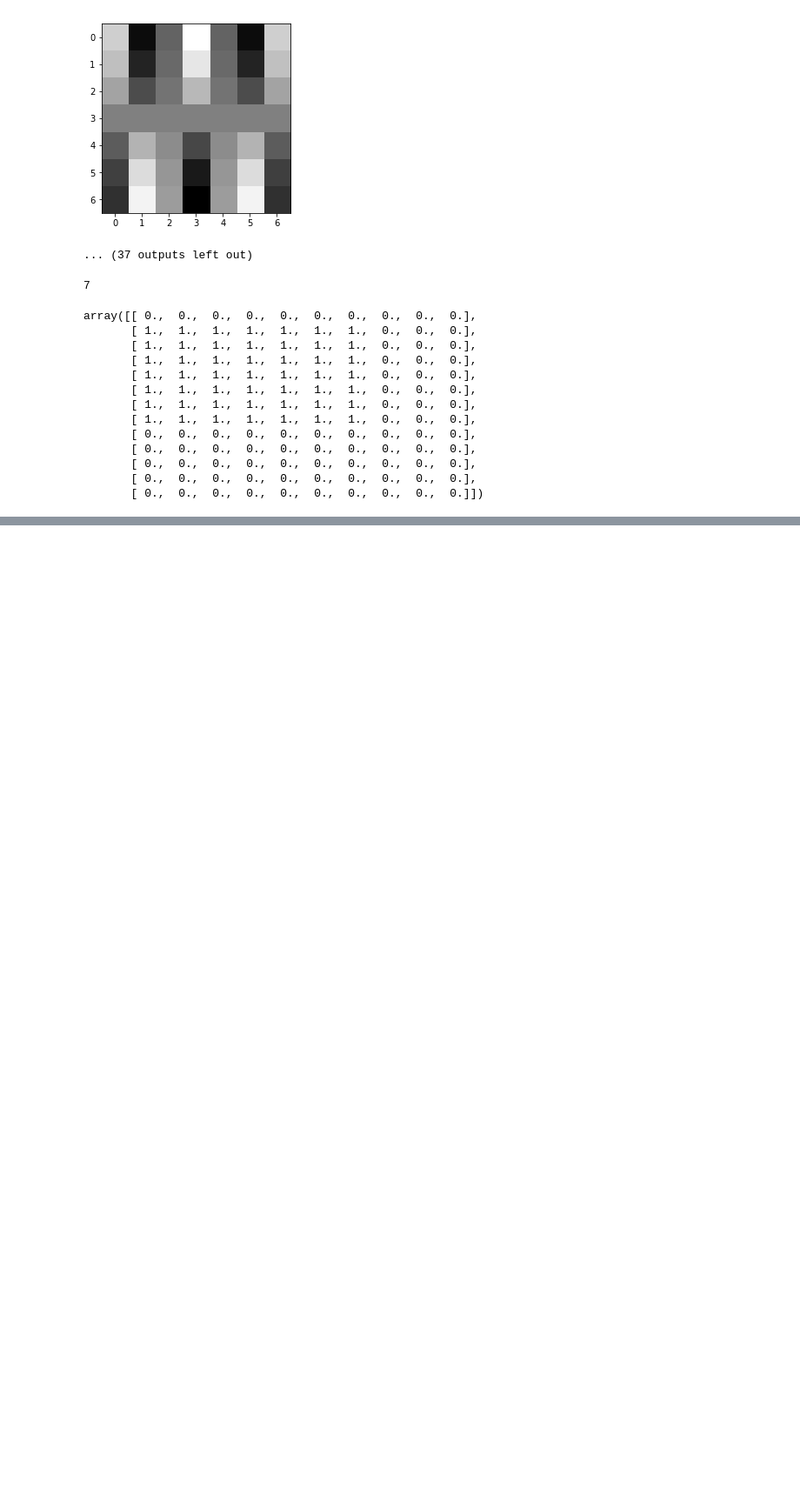
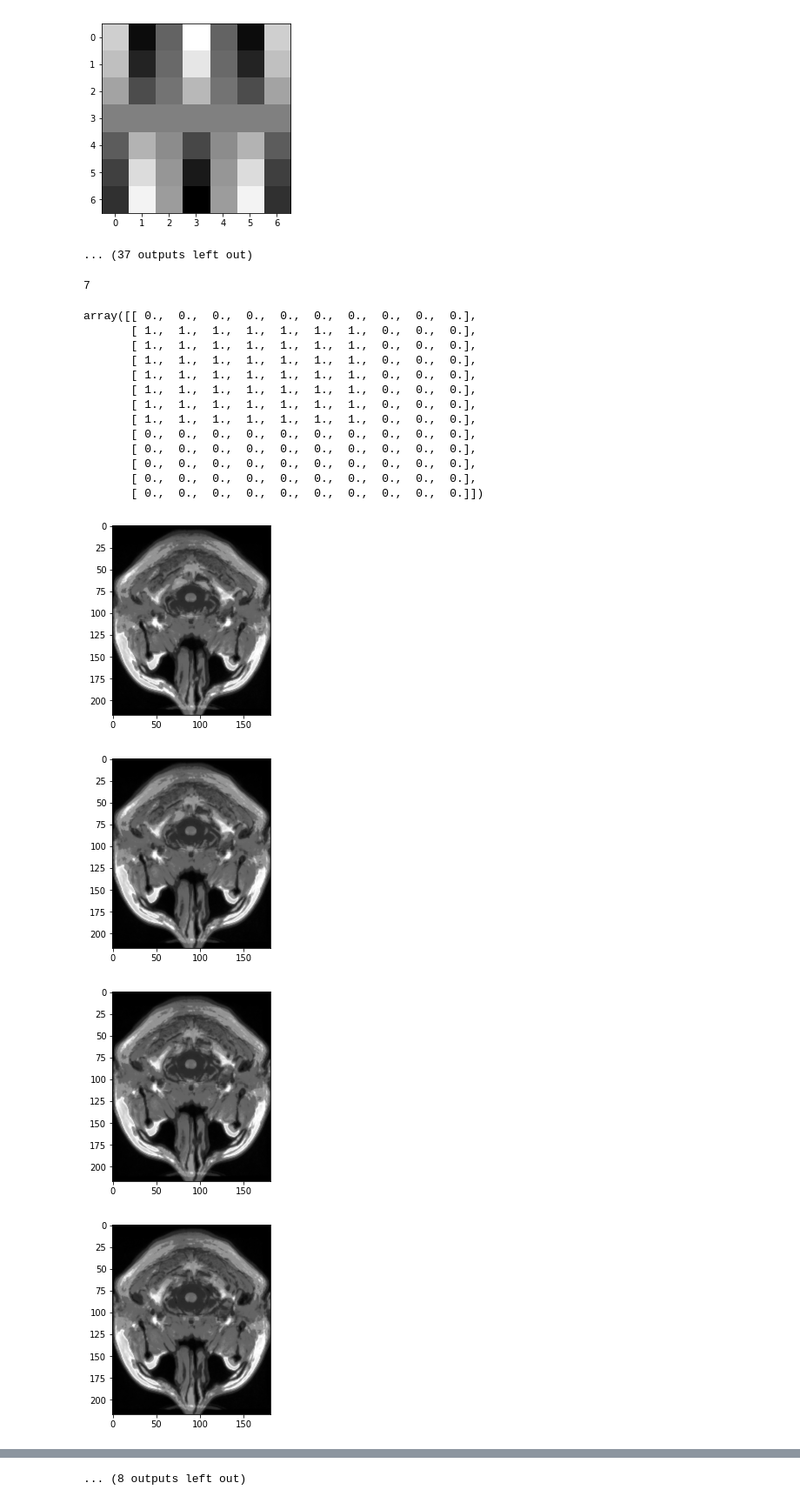
Before and after one commit to rvansoelen/mriDenoiser, a Jupyter notebook: tester.ipynb, the cells around one changed output, grey strips where cells are left out. Shown at 87% size. Saved outputs shown, nothing was run; the diff lists cells and outputs as text; code cells hidden in the pictures; blank space fills up the shorter version.

```diff
--- a/tester.ipynb
+++ b/tester.ipynb
@@ -84,3 +84,17 @@ array([[ 0.,  0.,  0.,  0.,  0.,  0.,  0.,  0.,  0.,  0.],
        [ 0.,  0.,  0.,  0.,  0.,  0.,  0.,  0.,  0.,  0.],
        [ 0.,  0.,  0.,  0.,  0.,  0.,  0.,  0.,  0.,  0.],
        [ 0.,  0.,  0.,  0.,  0.,  0.,  0.,  0.,  0.,  0.]])
+# %%
+filename = '/home/rvansoelen/mriDenoiser/data/groundTruthData/t1_icbm_normal_1mm_pn0_rf0.mnc'
+import nibabel as nib
+img = nib.load(filename)
+data = img.get_data()
+# %%
+for d in data[:20]:
+    plt.imshow(d, cmap='gray' )
+    plt.show()
+# %% [output]
+[figure, added]
+[figure, added]
+[figure, added]
+[figure, added]
@@ -86,0 +109 @@ array([[ 0.,  0.,  0.,  0.,  0.,  0.,  0.,  0.,  0.,  0.],
+... (8 outputs left out)
```
Also changed, not shown: parts of 1 cell of this notebook, 9 other files.
